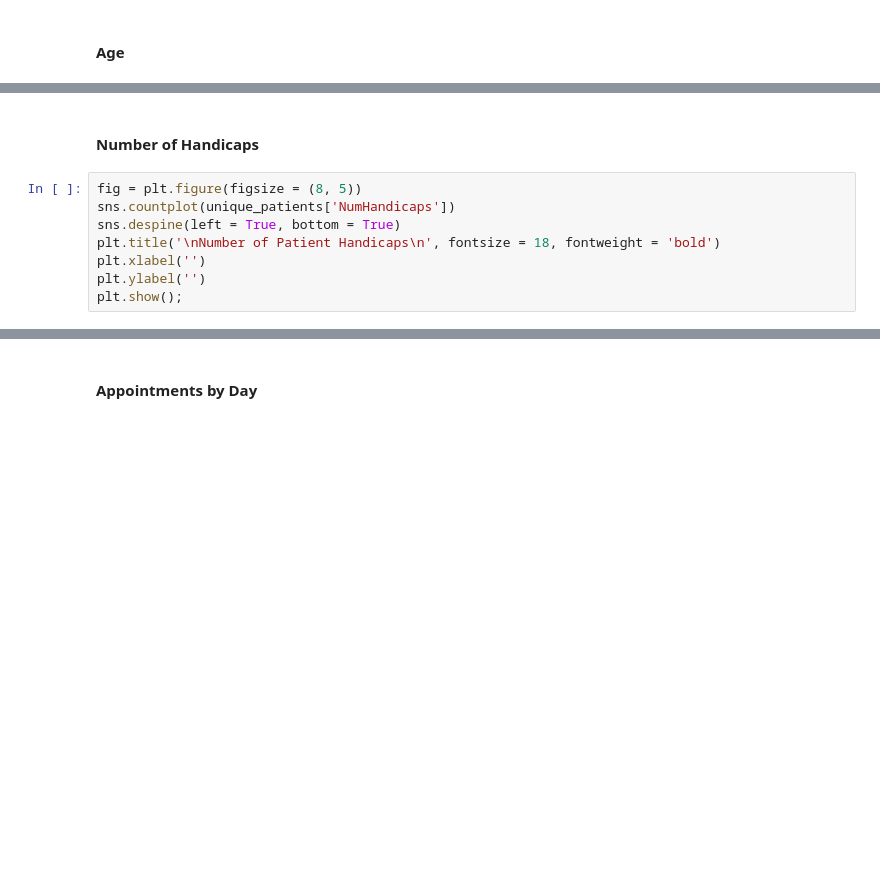
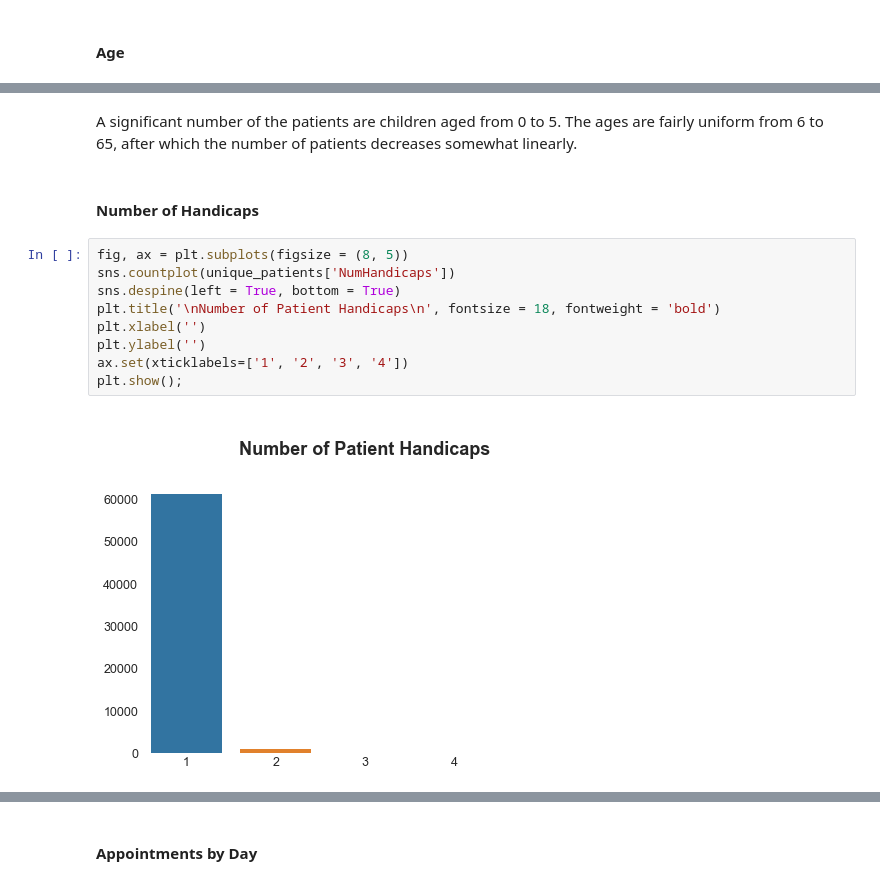
Before and after one commit to jaclynrich/appt-no-show, a Jupyter notebook: appt-no-show.ipynb, the cells around one changed output, grey strips where cells are left out. Drawn from its saved outputs; the diff is of its cells as text; blank space fills up the shorter version.

```diff
--- a/appt-no-show.ipynb
+++ b/appt-no-show.ipynb
@@ -982,12 +1035,17 @@ df['Age'].describe()
+# %% [markdown]
+A significant number of the patients are children aged from 0 to 5.  The ages are fairly uniform from 6 to 65, after which the number of patients decreases somewhat linearly.
 # %% [markdown]
 #### Number of Handicaps
 # %%
-fig = plt.figure(figsize = (8, 5))
+fig, ax = plt.subplots(figsize = (8, 5))
 sns.countplot(unique_patients['NumHandicaps'])
 sns.despine(left = True, bottom = True)
 plt.title('\nNumber of Patient Handicaps\n', fontsize = 18, fontweight = 'bold')
 plt.xlabel('')
 plt.ylabel('')
+ax.set(xticklabels=['1', '2', '3', '4'])
 plt.show();
+# %% [output]
+[figure, added]
 # %%
 unique_patients['NumHandicaps'].value_counts()
```
Also changed, not shown: parts of 75 cells of this notebook.
